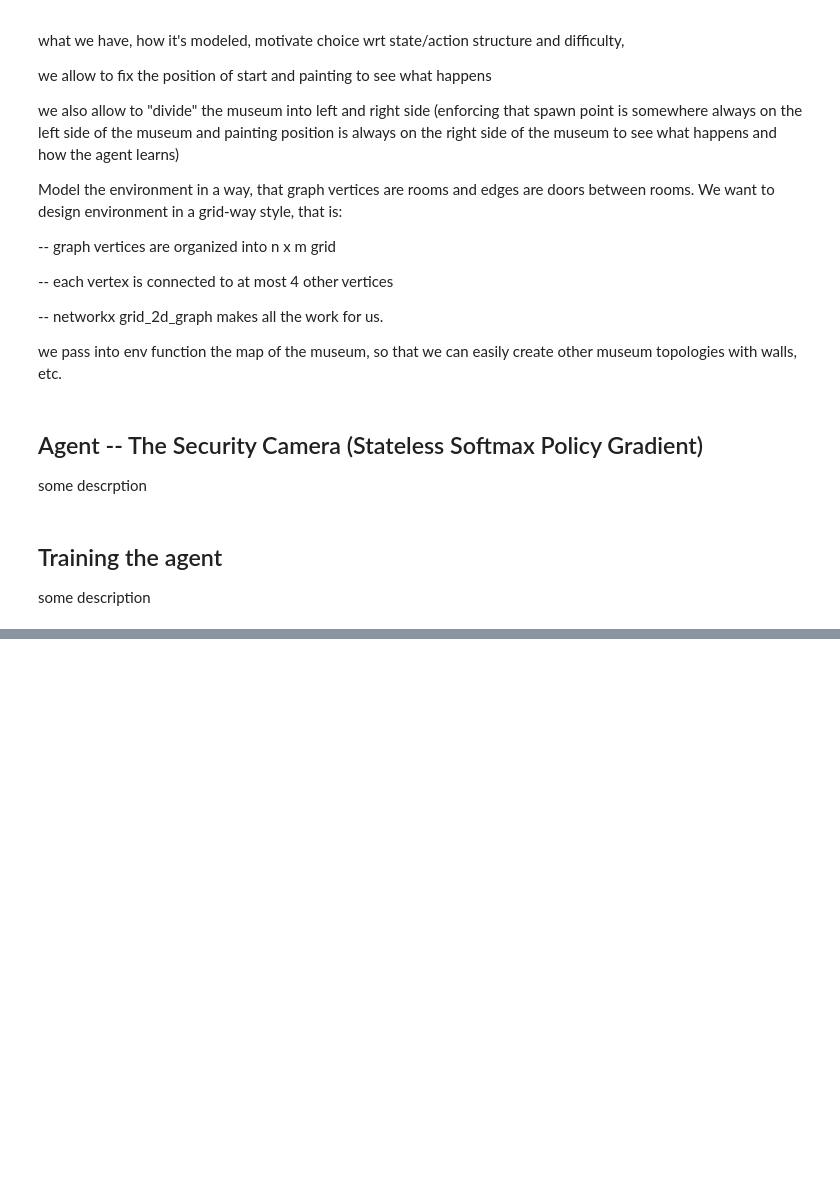
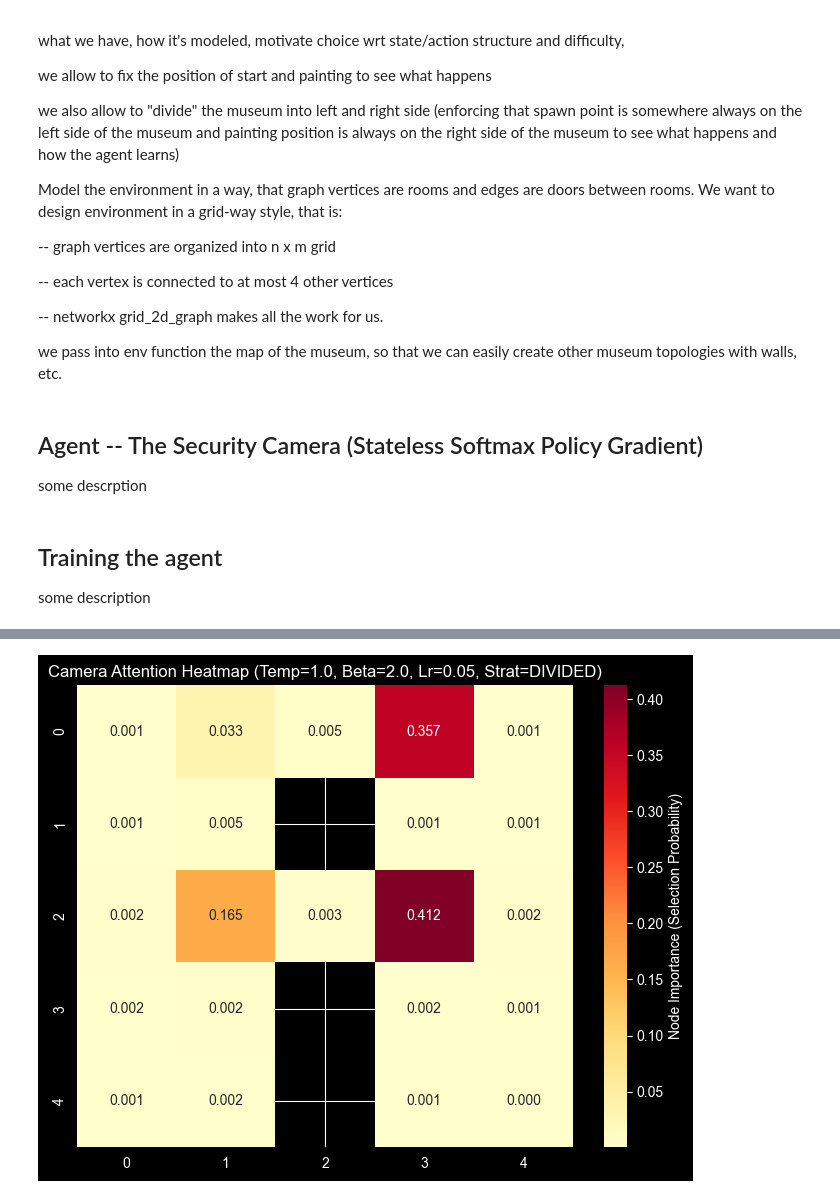
Before and after one commit to mocar27/rl-unimi, a Jupyter notebook: RL-UniMi-task-KonradMocarski.ipynb, the cells around one changed output, grey strips where cells are left out. Saved outputs shown, nothing was run; the diff lists cells and outputs as text; code cells hidden in the pictures; blank space fills up the shorter version.

```diff
--- a/RL-UniMi-task-KonradMocarski.ipynb
+++ b/RL-UniMi-task-KonradMocarski.ipynb
@@ -349,0 +317,4 @@ trzeba samemu wymyslec jak go zewaluowac, duzo bedzie tu zmiennych i mozliwosci,
+# %%
+plot_museum_heatmap(env, agent, museum_layout)
+# %% [output]
+[figure, added]
```
Also changed, not shown: parts of 7 cells of this notebook, 2 other files.
